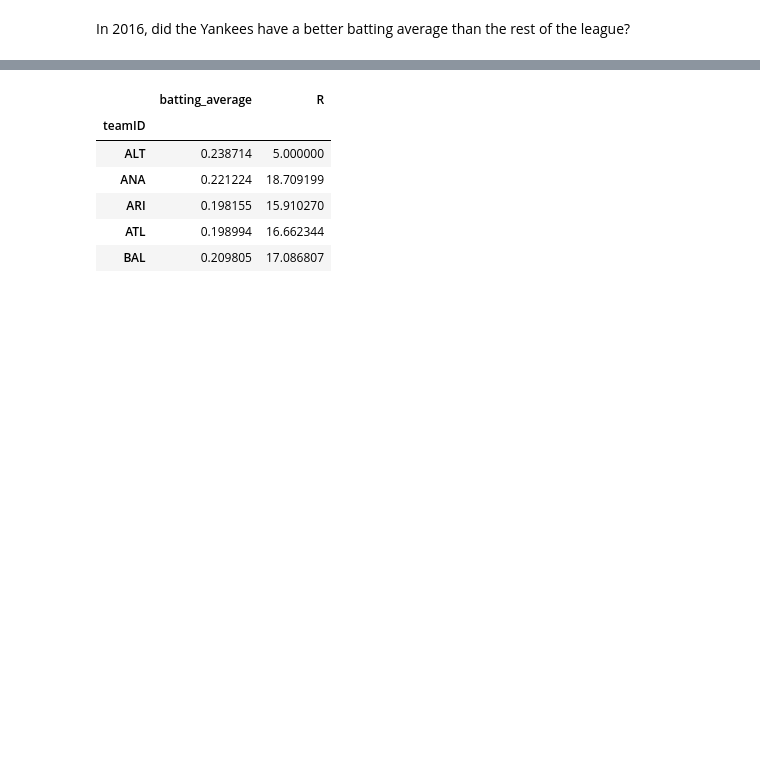
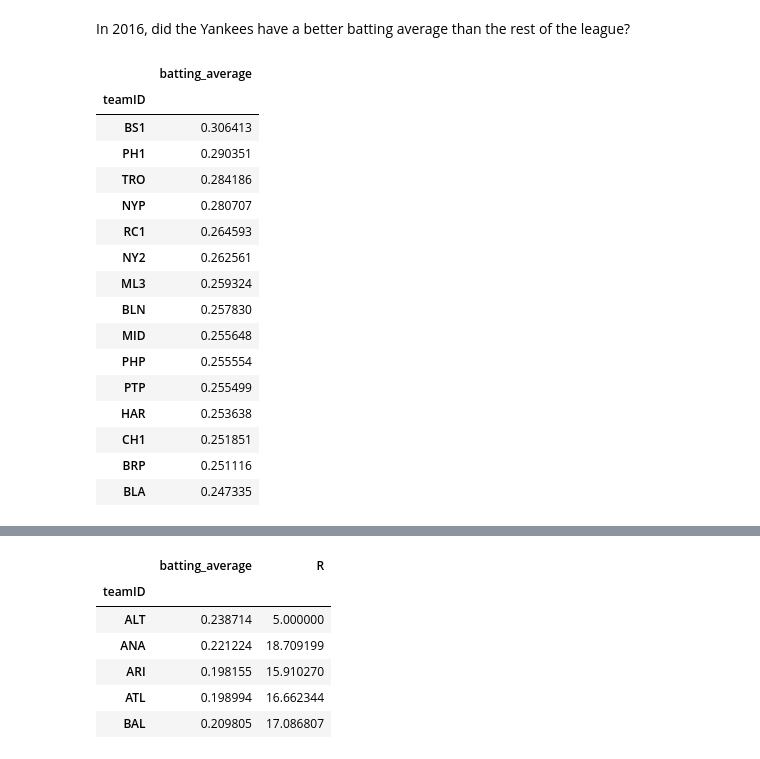
Before and after one commit to abendm/Pandas-Stuff, a Jupyter notebook: 06-Linear-Regression-II-master/02-Baseball.ipynb, the cells around one changed output, grey strips where cells are left out. Drawn from its saved outputs; the diff is of its cells as text; code cells hidden in the pictures; blank space fills up the shorter version.

```diff
--- a/06-Linear-Regression-II-master/02-Baseball.ipynb
+++ b/06-Linear-Regression-II-master/02-Baseball.ipynb
@@ -162,7 +162,25 @@ df.batting_average.mean()
 # %% [markdown]
 In 2016, did the Yankees have a better batting average than the rest of the league?
 # %%
-df.groupby[df.teamID].
+df.groupby(df.teamID)[['teamID', 'batting_average']].mean().nlargest(15, 'batting_average')
+# %% [output]
+|  | batting_average |
+| teamID |  |
+| BS1 | 0.306413 |
+| PH1 | 0.290351 |
+| TRO | 0.284186 |
+| NYP | 0.280707 |
+| RC1 | 0.264593 |
+| NY2 | 0.262561 |
+| ML3 | 0.259324 |
+| BLN | 0.257830 |
+| MID | 0.255648 |
+| PHP | 0.255554 |
+| PTP | 0.255499 |
+| HAR | 0.253638 |
+| CH1 | 0.251851 |
+| BRP | 0.251116 |
+| BLA | 0.247335 |
 # %%
 plt.scatter(df.batting_average, df.R)
 # %% [output]
```
Also changed, not shown: parts of 12 cells of this notebook, 4 other files.
